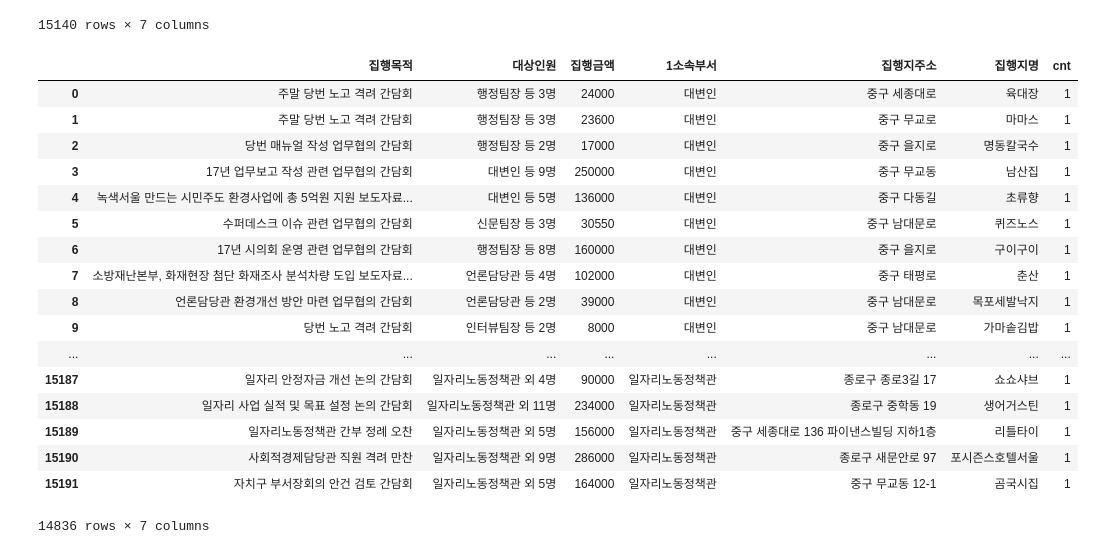
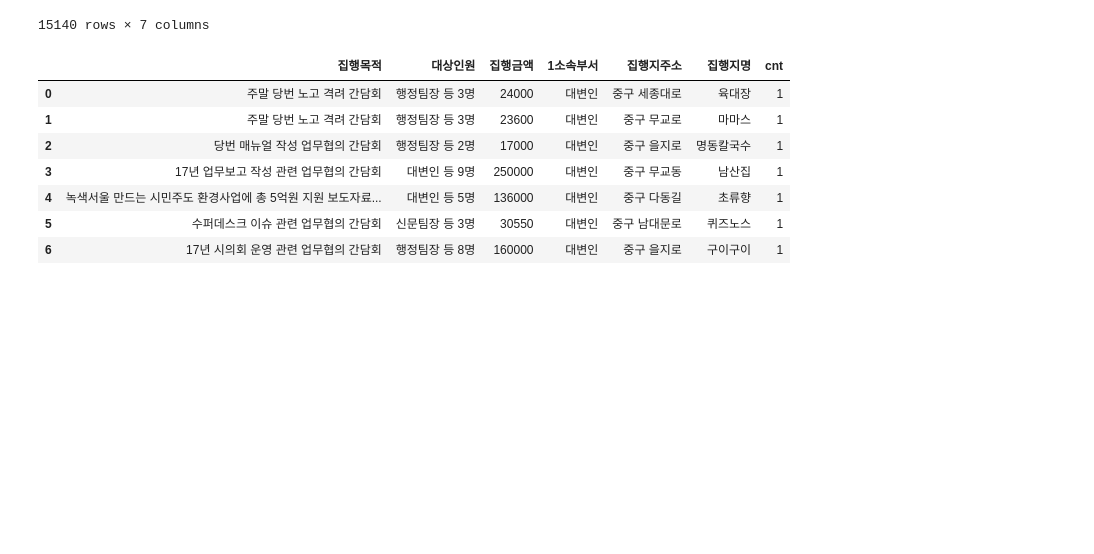
Before and after one commit to jy617lee/popular_restaurants_from_officials, a Jupyter notebook: tidy_data.ipynb, the cells around one changed output. Saved outputs shown, nothing was run; the diff lists cells and outputs as text; code cells hidden in the pictures; blank space fills up the shorter version.

```diff
--- a/tidy_data.ipynb
+++ b/tidy_data.ipynb
@@ -231,28 +224,18 @@ df
 # %%
 franc_drop = df.loc[df['집행지명'].str.contains(franc_pattern) == True]
 franc_drop_index = franc_drop.index.values
 
 df = df.drop(franc_drop_index)
-df
+df.head(7)
 # %% [output]
 |  | 집행목적 | 대상인원 | 집행금액 | 1소속부서 | 집행지주소 | 집행지명 | cnt |
 | 0 | 주말 당번 노고 격려 간담회 | 행정팀장 등 3명 | 24000 | 대변인 | 중구 세종대로 | 육대장 | 1 |
 | 1 | 주말 당번 노고 격려 간담회 | 행정팀장 등 3명 | 23600 | 대변인 | 중구 무교로 | 마마스 | 1 |
 | 2 | 당번 매뉴얼 작성 업무협의 간담회 | 행정팀장 등 2명 | 17000 | 대변인 | 중구 을지로 | 명동칼국수 | 1 |
 | 3 | 17년 업무보고 작성 관련 업무협의 간담회 | 대변인 등 9명 | 250000 | 대변인 | 중구 무교동 | 남산집 | 1 |
 | 4 | 녹색서울 만드는 시민주도 환경사업에 총 5억원 지원 보도자료... | 대변인 등 5명 | 136000 | 대변인 | 중구 다동길 | 초류향 | 1 |
 | 5 | 수퍼데스크 이슈 관련 업무협의 간담회 | 신문팀장 등 3명 | 30550 | 대변인 | 중구 남대문로 | 퀴즈노스 | 1 |
 | 6 | 17년 시의회 운영 관련 업무협의 간담회 | 행정팀장 등 8명 | 160000 | 대변인 | 중구 을지로 | 구이구이 | 1 |
-| 7 | 소방재난본부, 화재현장 첨단 화재조사 분석차량 도입 보도자료... | 언론담당관 등 4명 | 102000 | 대변인 | 중구 태평로 | 춘산 | 1 |
-| 8 | 언론담당관 환경개선 방안 마련 업무협의 간담회 | 언론담당관 등 2명 | 39000 | 대변인 | 중구 남대문로 | 목포세발낙지 | 1 |
-| 9 | 당번 노고 격려 간담회 | 인터뷰팀장 등 2명 | 8000 | 대변인 | 중구 남대문로 | 가마솥김밥 | 1 |
-| ... | ... | ... | ... | ... | ... | ... | ... |
-| 15187 | 일자리 안정자금 개선 논의 간담회 | 일자리노동정책관 외 4명 | 90000 | 일자리노동정책관 | 종로구 종로3길 17 | 쇼쇼샤브 | 1 |
-| 15188 | 일자리 사업 실적 및 목표 설정 논의 간담회 | 일자리노동정책관 외 11명 | 234000 | 일자리노동정책관 | 종로구 중학동 19 | 생어거스틴 | 1 |
-| 15189 | 일자리노동정책관 간부 정례 오찬 | 일자리노동정책관 외 5명 | 156000 | 일자리노동정책관 | 중구 세종대로 136 파이낸스빌딩 지하1층 | 리틀타이 | 1 |
-| 15190 | 사회적경제담당관 직원 격려 만찬 | 일자리노동정책관 외 9명 | 286000 | 일자리노동정책관 | 종로구 새문안로 97 | 포시즌스호텔서울 | 1 |
-| 15191 | 자치구 부서장회의 안건 검토 간담회 | 일자리노동정책관 외 5명 | 164000 | 일자리노동정책관 | 중구 무교동 12-1 | 곰국시집 | 1 |
-14836 rows × 7 columns
 # %%
 content_drop = df.loc[df['집행목적'].str.contains(content_pattern) == True]
 content_drop_index = content_drop.index.values
```
Also changed, not shown: parts of 9 cells of this notebook, 2 other files.
